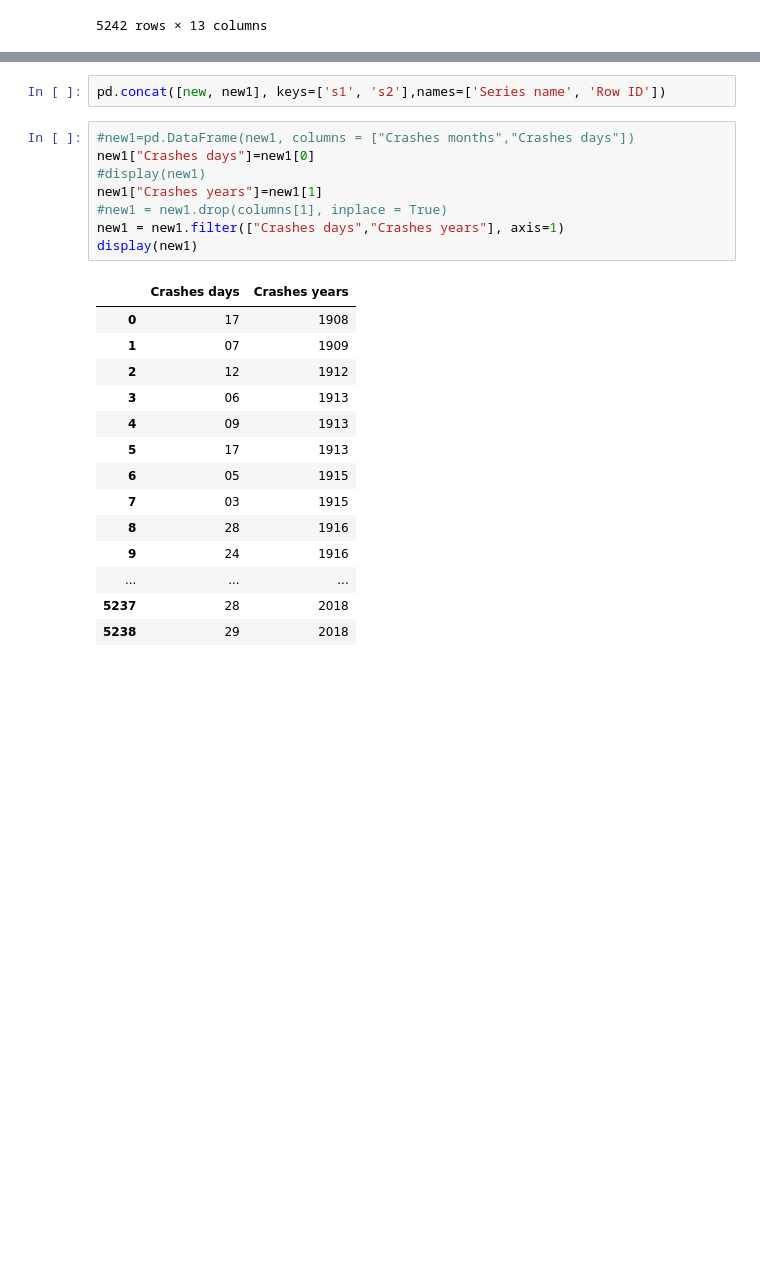
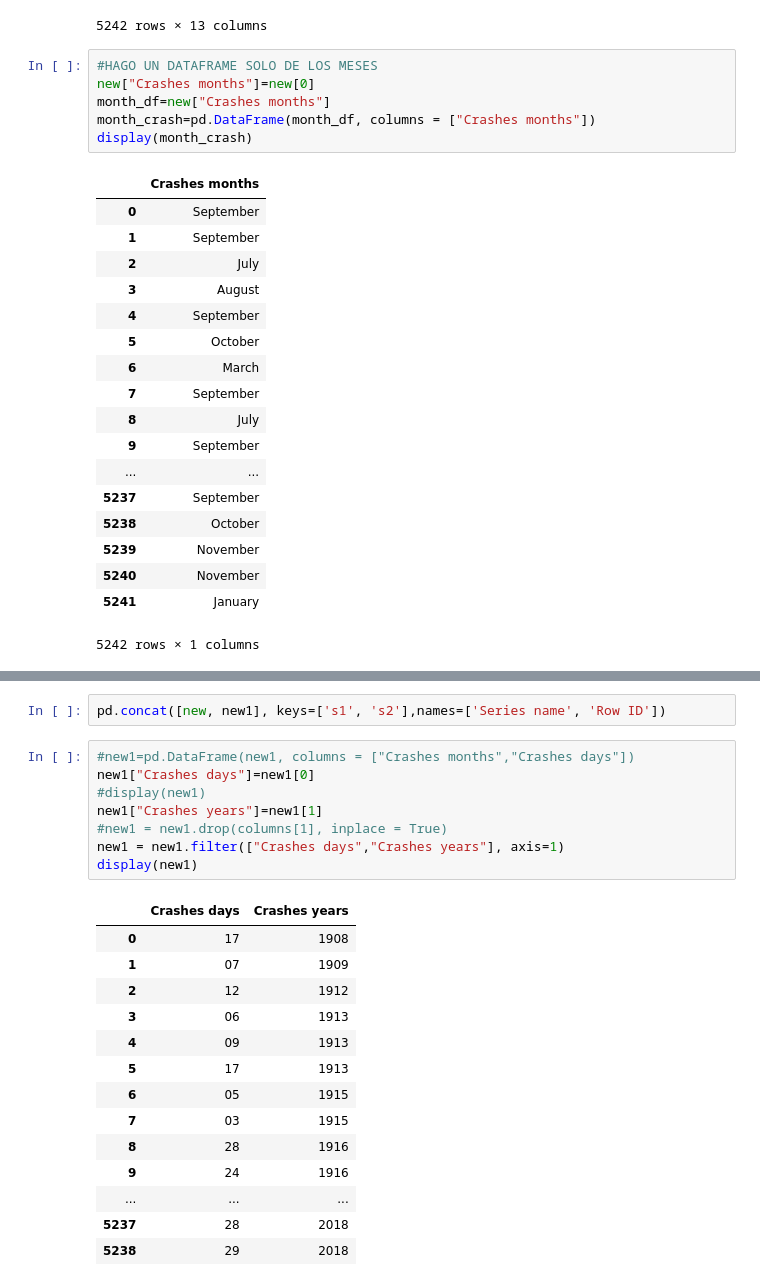
Before and after one commit to Mgraciaverdura/data-analysis-pipeline, a Jupyter notebook: Brouillon.py.ipynb, the cells around one changed output, grey strips where cells are left out. Saved outputs shown, nothing was run; the diff lists cells and outputs as text; blank space fills up the shorter version.

```diff
--- a/Brouillon.py.ipynb
+++ b/Brouillon.py.ipynb
@@ -25,3 +25,28 @@ v
 | 5240 | November 18, 2018 | 2300 | Near Mandan, North Dakota | Metro Area Ambulance Services | ? | Bismark - Sloulin Field | Cessna 441 Conquest II | N441CX | 441-0305 | ... |
 | 5241 | January 14, 2019 | 0830 | Karaj, Iran | Saha Air | ? | Bishkek - Payam | Boeing 707-3J9C | EP-CPP | 21128/917 | ... |
 5242 rows × 13 columns
+# %%
+#HAGO UN DATAFRAME SOLO DE LOS MESES
+new["Crashes months"]=new[0]
+month_df=new["Crashes months"]
+month_crash=pd.DataFrame(month_df, columns = ["Crashes months"])
+display(month_crash)
+# %% [output]
+|  | Crashes months |
+| 0 | September |
+| 1 | September |
+| 2 | July |
+| 3 | August |
+| 4 | September |
+| 5 | October |
+| 6 | March |
+| 7 | September |
+| 8 | July |
+| 9 | September |
+| ... | ... |
+| 5237 | September |
+| 5238 | October |
+| 5239 | November |
+| 5240 | November |
+| 5241 | January |
+5242 rows × 1 columns
```
Also changed, not shown: parts of 2 cells of this notebook.
